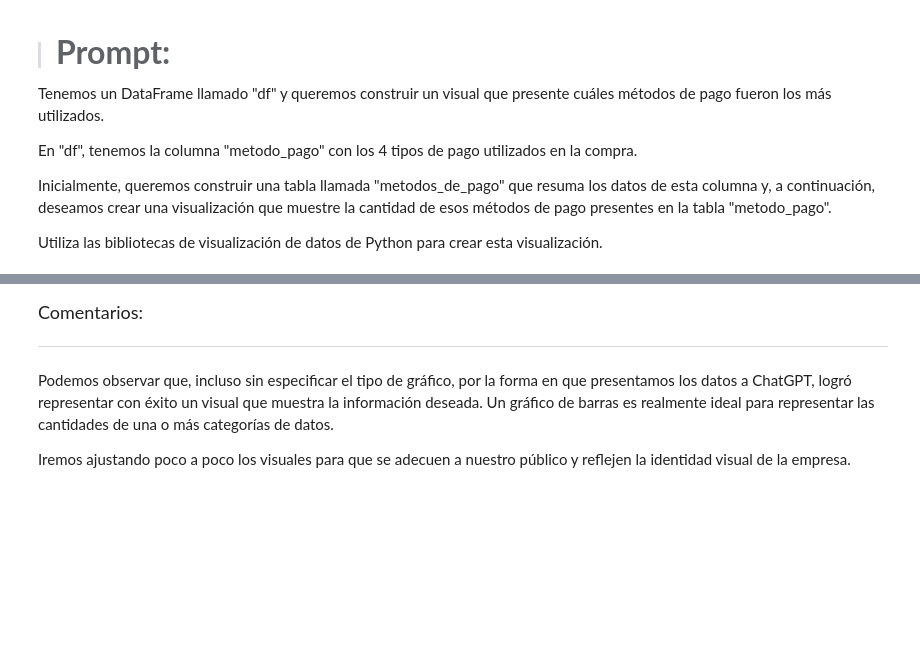
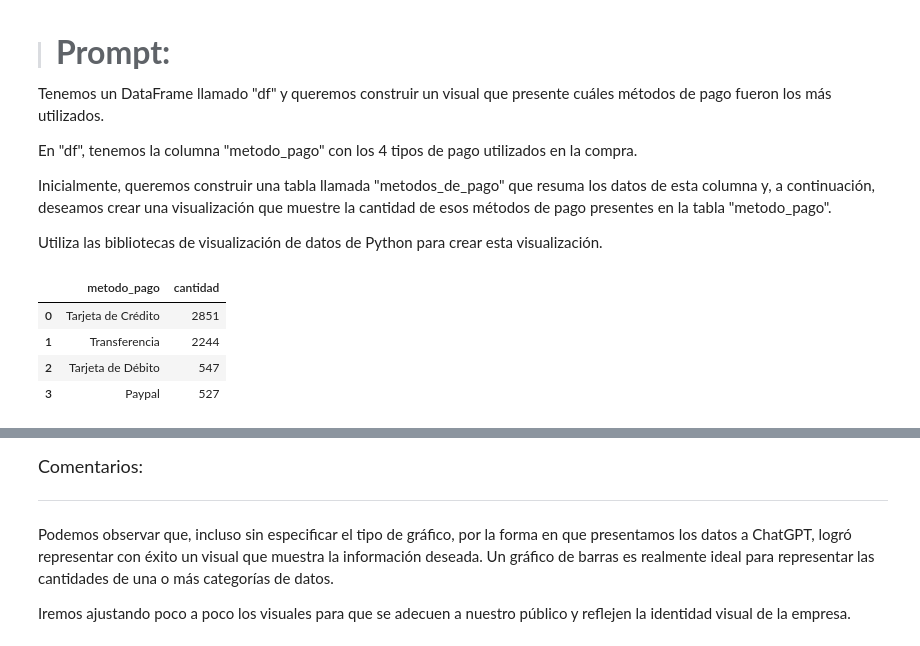
Before and after one commit to DanielRaiicHu/IA_aplicada_a_ciencia_de_datos, a Jupyter notebook: IA_aplicada_a_ciencia_de_datos.ipynb, the cells around one changed output, grey strips where cells are left out. Cells and saved outputs as stored; diff of their text form; code cells hidden in the pictures; blank space fills up the shorter version.

```diff
--- a/IA_aplicada_a_ciencia_de_datos.ipynb
+++ b/IA_aplicada_a_ciencia_de_datos.ipynb
@@ -804,3 +804,19 @@ En "df", tenemos la columna "metodo_pago" con los 4 tipos de pago utilizados en
 Inicialmente, queremos construir una tabla llamada "metodos_de_pago" que resuma los datos de esta columna y, a continuación, deseamos crear una visualización que muestre la cantidad de esos métodos de pago presentes en la tabla "metodo_pago".
 
 Utiliza las bibliotecas de visualización de datos de Python para crear esta visualización.
+# %%
+import pandas as pd
+import matplotlib.pyplot as plt
+import seaborn as sns
+
+# --- 1. Crear tabla resumen ---
+# Agrupa y cuenta cuántas veces aparece cada método de pago
+metodos_de_pago = df['metodo_pago'].value_counts().reset_index()
+metodos_de_pago.columns = ['metodo_pago', 'cantidad']
+metodos_de_pago
+# %% [output]
+|  | metodo_pago | cantidad |
+| 0 | Tarjeta de Crédito | 2851 |
+| 1 | Transferencia | 2244 |
+| 2 | Tarjeta de Débito | 547 |
+| 3 | Paypal | 527 |
```
Also changed, not shown: parts of 3 cells of this notebook.
